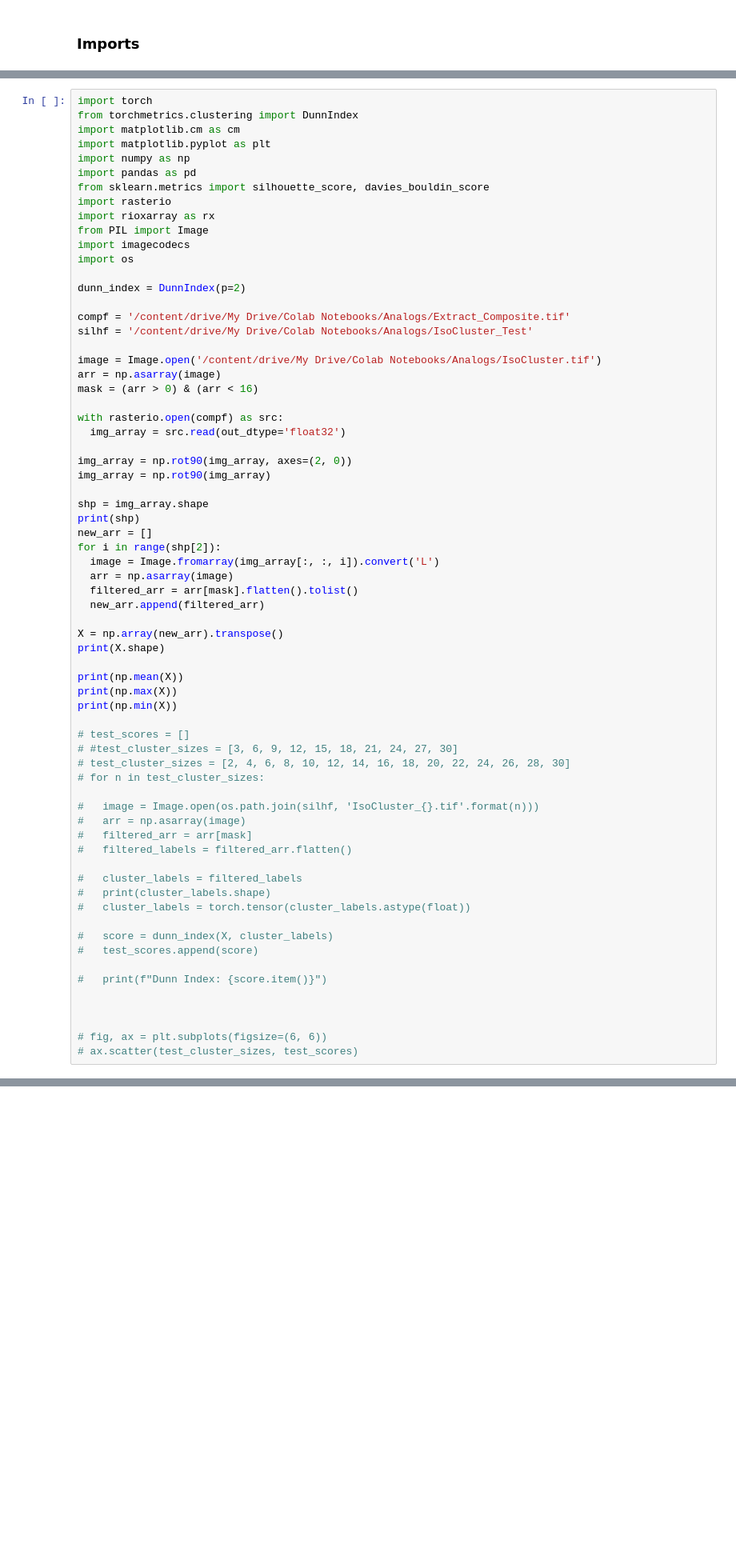
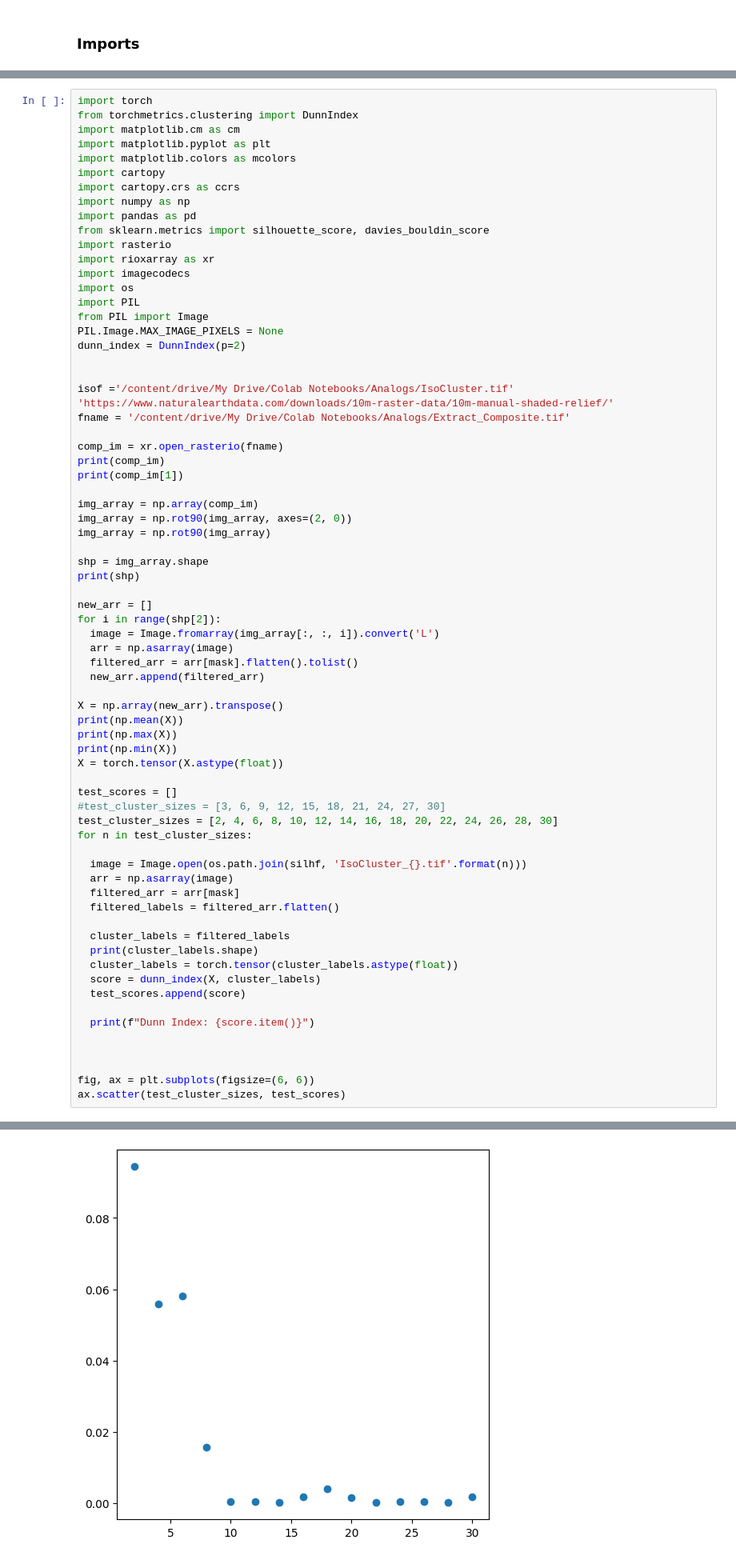
Before and after one commit to afullhart/climateanalogs, a Jupyter notebook: Figures/Score_1brkpt_TESTING.ipynb, the cells around one changed output, grey strips where cells are left out. Shown at 80% size. Cells and saved outputs as stored; diff of their text form; blank space fills up the shorter version.

```diff
--- a/Figures/Score_1brkpt_TESTING.ipynb
+++ b/Figures/Score_1brkpt_TESTING.ipynb
@@ -20,32 +21,37 @@ import torch
 from torchmetrics.clustering import DunnIndex
 import matplotlib.cm as cm
 import matplotlib.pyplot as plt
+import matplotlib.colors as mcolors
+import cartopy
+import cartopy.crs as ccrs
 import numpy as np
 import pandas as pd
 from sklearn.metrics import silhouette_score, davies_bouldin_score
 import rasterio
-import rioxarray as rx
-from PIL import Image
+import rioxarray as xr
 import imagecodecs
 import os
-
+import PIL
+from PIL import Image
+PIL.Image.MAX_IMAGE_PIXELS = None
 dunn_index = DunnIndex(p=2)
 
-compf = '/content/drive/My Drive/Colab Notebooks/Analogs/Extract_Composite.tif'
-silhf = '/content/drive/My Drive/Colab Notebooks/Analogs/IsoCluster_Test'
 
-image = Image.open('/content/drive/My Drive/Colab Notebooks/Analogs/IsoCluster.tif')
-arr = np.asarray(image)
-mask = (arr > 0) & (arr < 16)
+isof ='/content/drive/My Drive/Colab Notebooks/Analogs/IsoCluster.tif'
+'https://www.naturalearthdata.com/downloads/10m-raster-data/10m-manual-shaded-relief/'
+fname = '/content/drive/My Drive/Colab Notebooks/Analogs/Extract_Composite.tif'
 
-with rasterio.open(compf) as src:
-  img_array = src.read(out_dtype='float32')
+comp_im = xr.open_rasterio(fname)
+print(comp_im)
+print(comp_im[1])
 
+img_array = np.array(comp_im)
 img_array = np.rot90(img_array, axes=(2, 0))
 img_array = np.rot90(img_array)
 
 shp = img_array.shape
 print(shp)
+
 new_arr = []
 for i in range(shp[2]):
   image = Image.fromarray(img_array[:, :, i]).convert('L')
@@ -54,33 +60,31 @@ for i in range(shp[2]):
   new_arr.append(filtered_arr)
 
 X = np.array(new_arr).transpose()
-print(X.shape)
-
 print(np.mean(X))
 print(np.max(X))
 print(np.min(X))
+X = torch.tensor(X.astype(float))
 
-# test_scores = []
-# #test_cluster_sizes = [3, 6, 9, 12, 15, 18, 21, 24, 27, 30]
-# test_cluster_sizes = [2, 4, 6, 8, 10, 12, 14, 16, 18, 20, 22, 24, 26, 28, 30]
-# for n in test_cluster_sizes:
+test_scores = []
+#test_cluster_sizes = [3, 6, 9, 12, 15, 18, 21, 24, 27, 30]
+test_cluster_sizes = [2, 4, 6, 8, 10, 12, 14, 16, 18, 20, 22, 24, 26, 28, 30]
+for n in test_cluster_sizes:
 
-#   image = Image.open(os.path.join(silhf, 'IsoCluster_{}.tif'.format(n)))
-#   arr = np.asarray(image)
-#   filtered_arr = arr[mask]
-#   filtered_labels = filtered_arr.flatten()
+  image = Image.open(os.path.join(silhf, 'IsoCluster_{}.tif'.format(n)))
+  arr = np.asarray(image)
+  filtered_arr = arr[mask]
+  filtered_labels = filtered_arr.flatten()
 
-#   cluster_labels = filtered_labels
-#   print(cluster_labels.shape)
-#   cluster_labels = torch.tensor(cluster_labels.astype(float))
+  cluster_labels = filtered_labels
+  print(cluster_labels.shape)
+  cluster_labels = torch.tensor(cluster_labels.astype(float))
+  score = dunn_index(X, cluster_labels)
+  test_scores.append(score)
 
-#   score = dunn_index(X, cluster_labels)
-#   test_scores.append(score)
-
-#   print(f"Dunn Index: {score.item()}")
+  print(f"Dunn Index: {score.item()}")
 
 
 
-# fig, ax = plt.subplots(figsize=(6, 6))
-# ax.scatter(test_cluster_sizes, test_scores)
+fig, ax = plt.subplots(figsize=(6, 6))
+ax.scatter(test_cluster_sizes, test_scores)
 # %% [output]
@@ -91,0 +109 @@ print(np.min(X))
+[figure, added]
```
Also changed, not shown: parts of 6 cells of this notebook.
